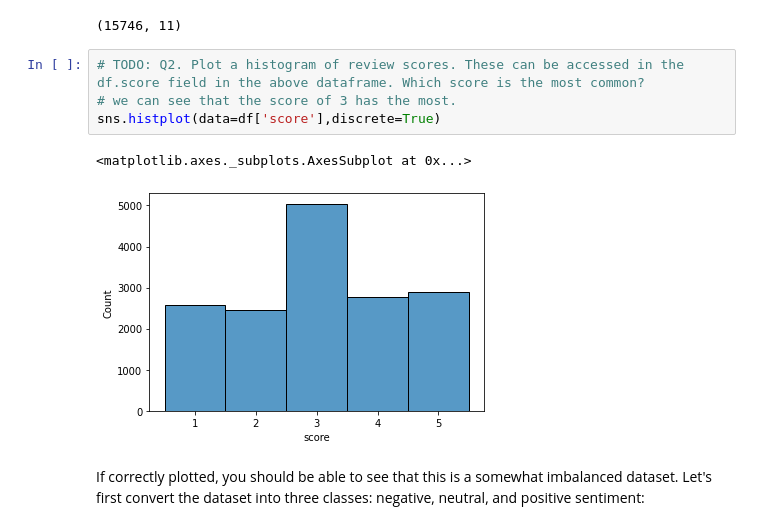
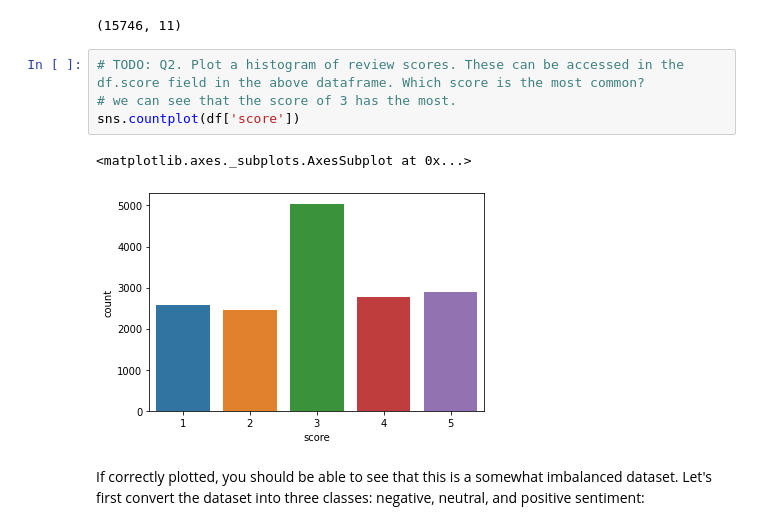
Before and after one commit to yeb2Binfang/ECE-GY9123_DL, a Jupyter notebook: HW/HW4/hw4prob3.ipynb, the cells around one changed output. Saved outputs shown, nothing was run; the diff lists cells and outputs as text.

```diff
--- a/HW/HW4/hw4prob3.ipynb
+++ b/HW/HW4/hw4prob3.ipynb
@@ -63,10 +63,10 @@ df.shape
 # %%
 # TODO: Q2. Plot a histogram of review scores. These can be accessed in the df.score field in the above dataframe. Which score is the most common?
 # we can see that the score of 3 has the most.
-sns.histplot(data=df['score'],discrete=True)
+sns.countplot(df['score'])
 # %% [output]
 <matplotlib.axes._subplots.AxesSubplot at 0x...>
-[figure, old version]
+[figure, new version]
 # %% [markdown]
 If correctly plotted, you should be able to see that this is a somewhat imbalanced dataset. Let's first convert the dataset into three classes: negative, neutral, and positive sentiment:
 # %%
```
Also changed, not shown: parts of 8 cells of this notebook.
